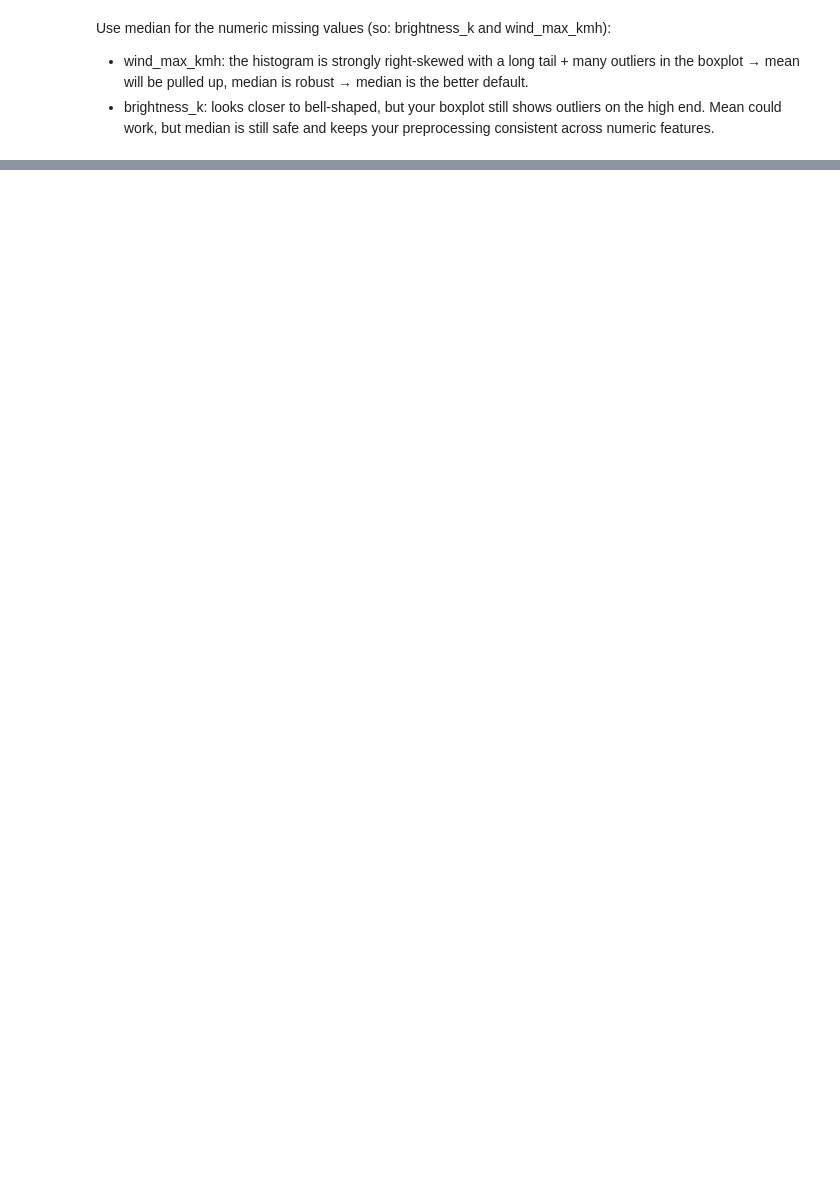
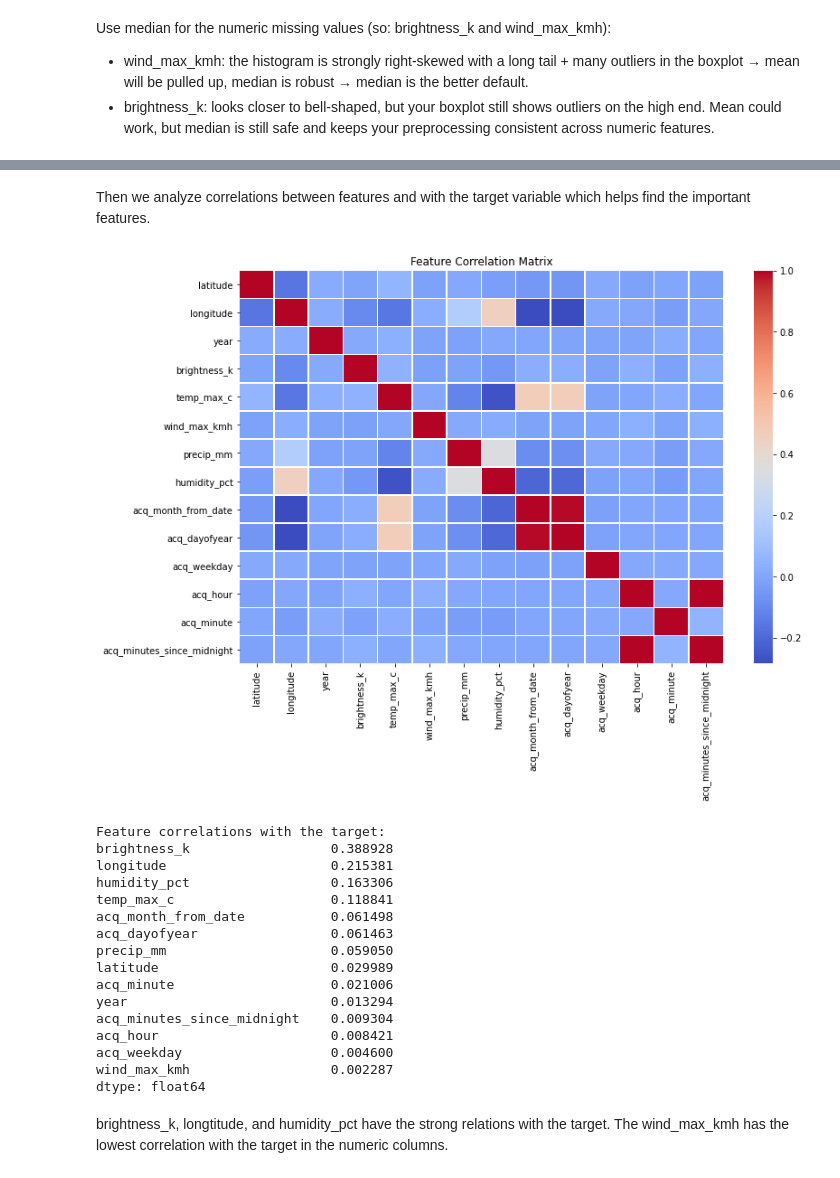
Before and after one commit to HieuTong/wildfires_classification, a Jupyter notebook: assignment2.ipynb, the cells around one changed output, grey strips where cells are left out. Drawn from its saved outputs; the diff is of its cells as text; code cells hidden in the pictures; blank space fills up the shorter version.

```diff
--- a/assignment2.ipynb
+++ b/assignment2.ipynb
@@ -86,4 +135,5 @@ We encode the target fire_intensity to the required 4-class numeric labels (0=Lo
 # %%
+# Mapping target labels to integers
 label_to_int = {
     "Low": 0,
     "Moderate": 1,
@@ -91,11 +141,13 @@ label_to_int = {
     "Extreme": 3,
 }
 
+# Encode target variable
 if y_raw.dtype == object:
     y = y_raw.map(label_to_int)
+    # Check for unmapped labels
     if y.isna().any():
-        bad = sorted(y_raw[y.isna()].unique().tolist())
-        raise ValueError(f"Unmapped target labels found: {bad}. Add them to label_to_int.")
+        unmapped_labels = sorted(y_raw[y.isna()].unique())
+        raise ValueError(f"Unmapped target labels found: {unmapped_labels}. Add them to label_to_int.")
 else:
-    y = y_raw.astype(int)
+    y = pd.to_numeric(y_raw, errors="coerce").astype(int)
 # %% [markdown]
@@ -293,0 +316,59 @@ Test NaNs : {'brightness_k': 0, 'wind_max_kmh': 0}
+# %% [markdown]
+Then we analyze correlations between features and with the target variable which helps find the important features.
+# %%
+import seaborn as sns
+
+# Select only numeric columns for correlation analysis
+numeric_cols = X_all.select_dtypes(include=[np.number])
+
+# Ensure the target variable's index matches the feature DataFrame
+y_aligned = y.reindex(X_all.index)
+
+# Ensure y_aligned is numeric
+y_aligned = pd.to_numeric(y_aligned, errors="coerce")
+
+# Drop rows with NaN in y_aligned or numeric_cols
+valid_indices = y_aligned.dropna().index
+numeric_cols = numeric_cols.loc[valid_indices]
+y_aligned = y_aligned.loc[valid_indices]
+
+# Compute correlation matrix
+corr_matrix = numeric_cols.corr()
+
+# Plot heatmap
+plt.figure(figsize=(12, 8))
+sns.heatmap(corr_matrix, annot=False, cmap="coolwarm", fmt=".2f", linewidths=0.5)
+plt.title("Feature Correlation Matrix")
+plt.show()
+
+# Convert nullable Int64 columns to float64
+numeric_cols = numeric_cols.astype("float64")
+
+# Correlation with the target variable
+target_corr = numeric_cols.corrwith(y_aligned)
+
+# Sort by absolute correlation
+target_corr = target_corr.abs().sort_values(ascending=False)
+
+print("Feature correlations with the target:")
+print(target_corr)
+# %% [output]
+[figure, added]
+Feature correlations with the target:
+brightness_k                  0.388928
+longitude                     0.215381
+humidity_pct                  0.163306
+temp_max_c                    0.118841
+acq_month_from_date           0.061498
+acq_dayofyear                 0.061463
+precip_mm                     0.059050
+latitude                      0.029989
+acq_minute                    0.021006
+year                          0.013294
+acq_minutes_since_midnight    0.009304
+acq_hour                      0.008421
+acq_weekday                   0.004600
+wind_max_kmh                  0.002287
+dtype: float64
+# %% [markdown]
+brightness_k, longtitude, and humidity_pct have the strong relations with the target. The wind_max_kmh has the lowest correlation with the target in the numeric columns.
```
Also changed, not shown: parts of 76 cells of this notebook, 1 other file.
